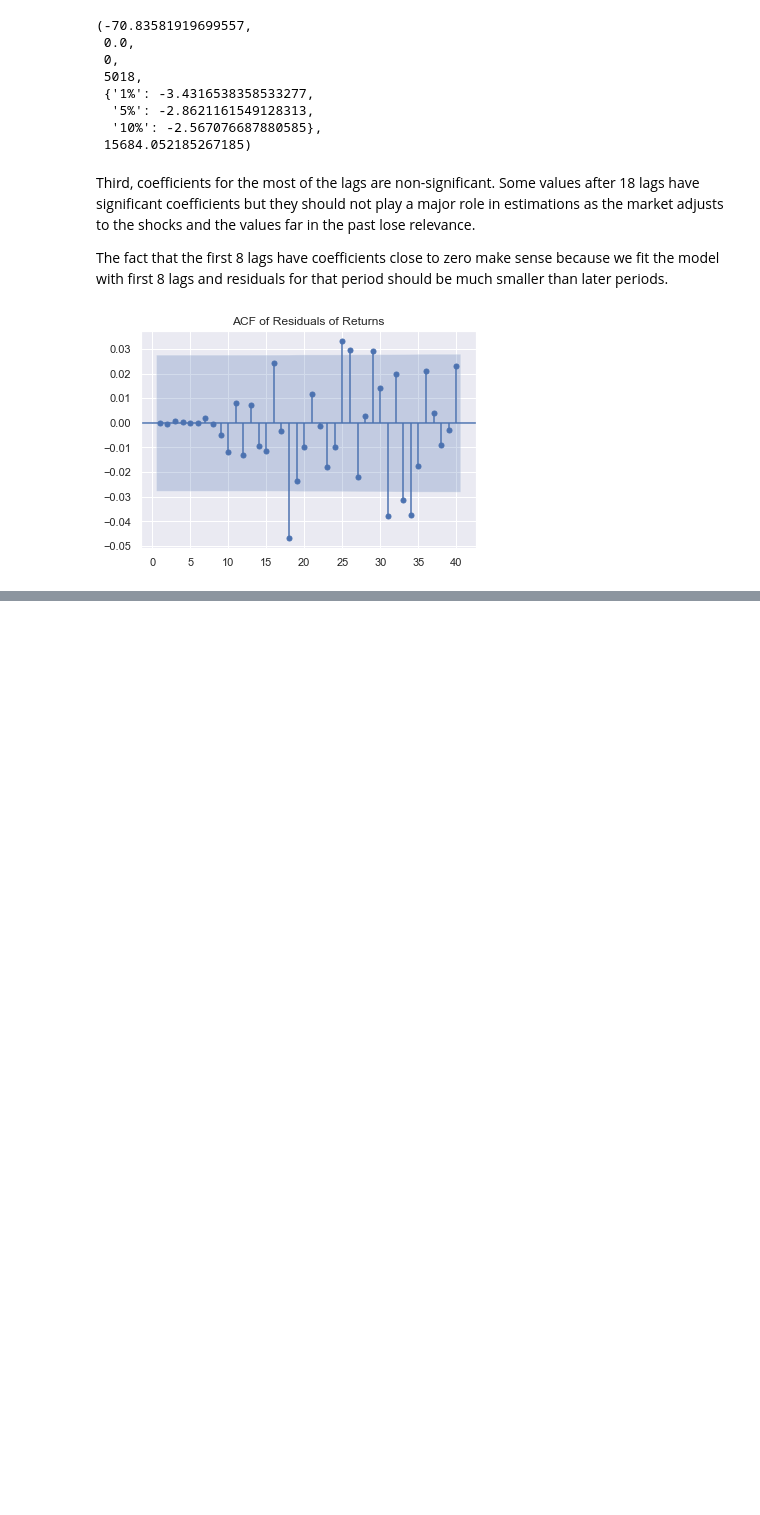
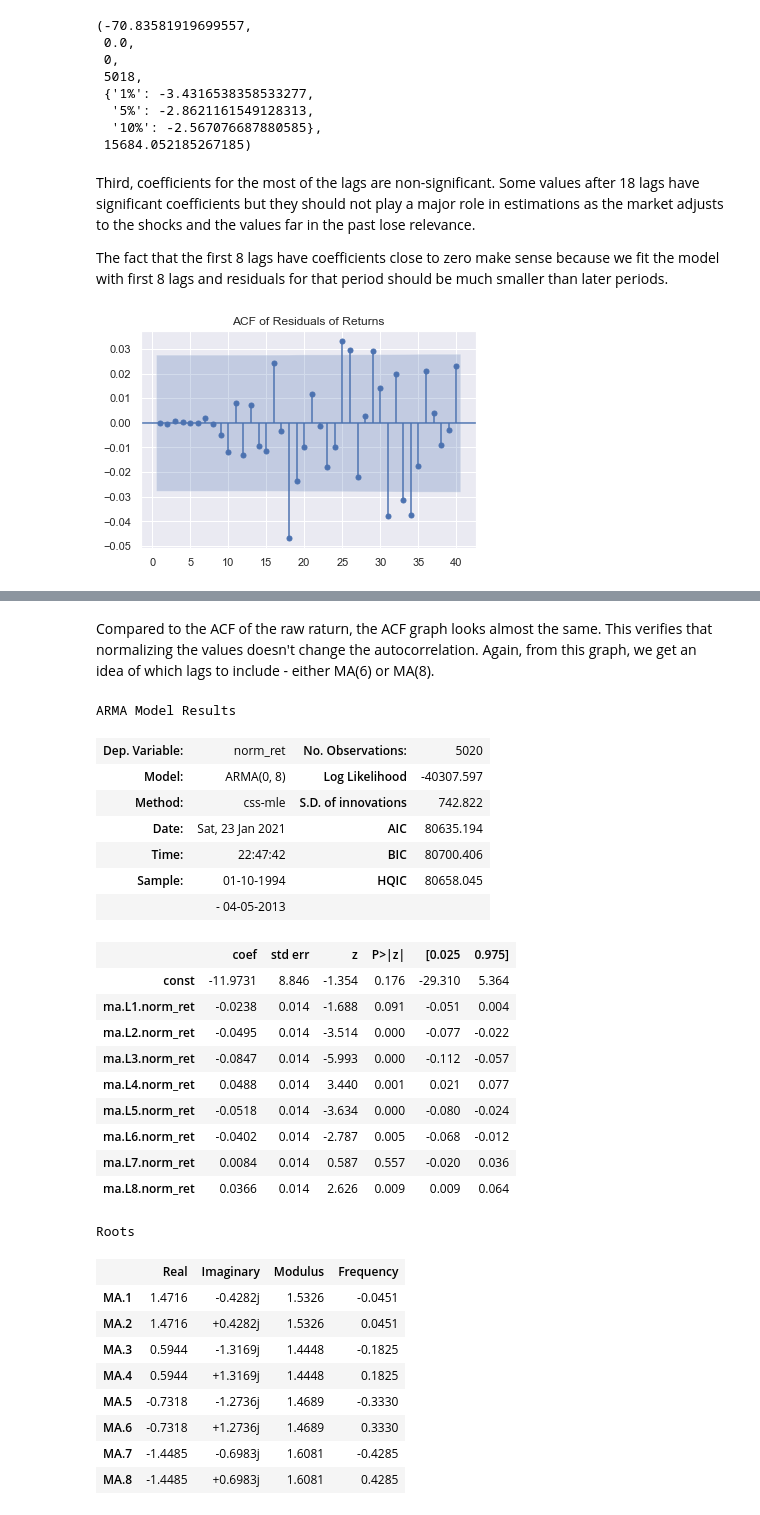
Before and after one commit to mkang32/snp500-analysis, a Jupyter notebook: notebooks/4.the_MA_model.ipynb, the cells around one changed output, grey strips where cells are left out. Drawn from its saved outputs; the diff is of its cells as text; code cells hidden in the pictures; blank space fills up the shorter version.

```diff
--- a/notebooks/4.the_MA_model.ipynb
+++ b/notebooks/4.the_MA_model.ipynb
@@ -409,0 +424,35 @@ plt.show()
+# %% [markdown]
+Compared to the ACF of the raw raturn, the ACF graph looks almost the same. This verifies that normalizing the values doesn't change the autocorrelation. Again, from this graph, we get an idea of which lags to include - either MA(6) or MA(8).
+# %%
+model_norm_ret_ma_8 = ARMA(df.norm_ret[1:], (0, 8))
+results_norm_ret_ma_8 = model_norm_ret_ma_8.fit()
+results_norm_ret_ma_8.summary()
+# %% [output]
+ARMA Model Results
+| Dep. Variable: | norm_ret | No. Observations: | 5020 |
+| Model: | ARMA(0, 8) | Log Likelihood | -40307.597 |
+| Method: | css-mle | S.D. of innovations | 742.822 |
+| Date: | Sat, 23 Jan 2021 | AIC | 80635.194 |
+| Time: | 22:47:42 | BIC | 80700.406 |
+| Sample: | 01-10-1994 | HQIC | 80658.045 |
+|  | - 04-05-2013 |  |  |
+|  | coef | std err | z | P>|z| | [0.025 | 0.975] |
+| const | -11.9731 | 8.846 | -1.354 | 0.176 | -29.310 | 5.364 |
+| ma.L1.norm_ret | -0.0238 | 0.014 | -1.688 | 0.091 | -0.051 | 0.004 |
+| ma.L2.norm_ret | -0.0495 | 0.014 | -3.514 | 0.000 | -0.077 | -0.022 |
+| ma.L3.norm_ret | -0.0847 | 0.014 | -5.993 | 0.000 | -0.112 | -0.057 |
+| ma.L4.norm_ret | 0.0488 | 0.014 | 3.440 | 0.001 | 0.021 | 0.077 |
+| ma.L5.norm_ret | -0.0518 | 0.014 | -3.634 | 0.000 | -0.080 | -0.024 |
+| ma.L6.norm_ret | -0.0402 | 0.014 | -2.787 | 0.005 | -0.068 | -0.012 |
+| ma.L7.norm_ret | 0.0084 | 0.014 | 0.587 | 0.557 | -0.020 | 0.036 |
+| ma.L8.norm_ret | 0.0366 | 0.014 | 2.626 | 0.009 | 0.009 | 0.064 |
+Roots
+|  | Real | Imaginary | Modulus | Frequency |
+| MA.1 | 1.4716 | -0.4282j | 1.5326 | -0.0451 |
+| MA.2 | 1.4716 | +0.4282j | 1.5326 | 0.0451 |
+| MA.3 | 0.5944 | -1.3169j | 1.4448 | -0.1825 |
+| MA.4 | 0.5944 | +1.3169j | 1.4448 | 0.1825 |
+| MA.5 | -0.7318 | -1.2736j | 1.4689 | -0.3330 |
+| MA.6 | -0.7318 | +1.2736j | 1.4689 | 0.3330 |
+| MA.7 | -1.4485 | -0.6983j | 1.6081 | -0.4285 |
+| MA.8 | -1.4485 | +0.6983j | 1.6081 | 0.4285 |
```
Also changed, not shown: parts of 6 cells of this notebook.
